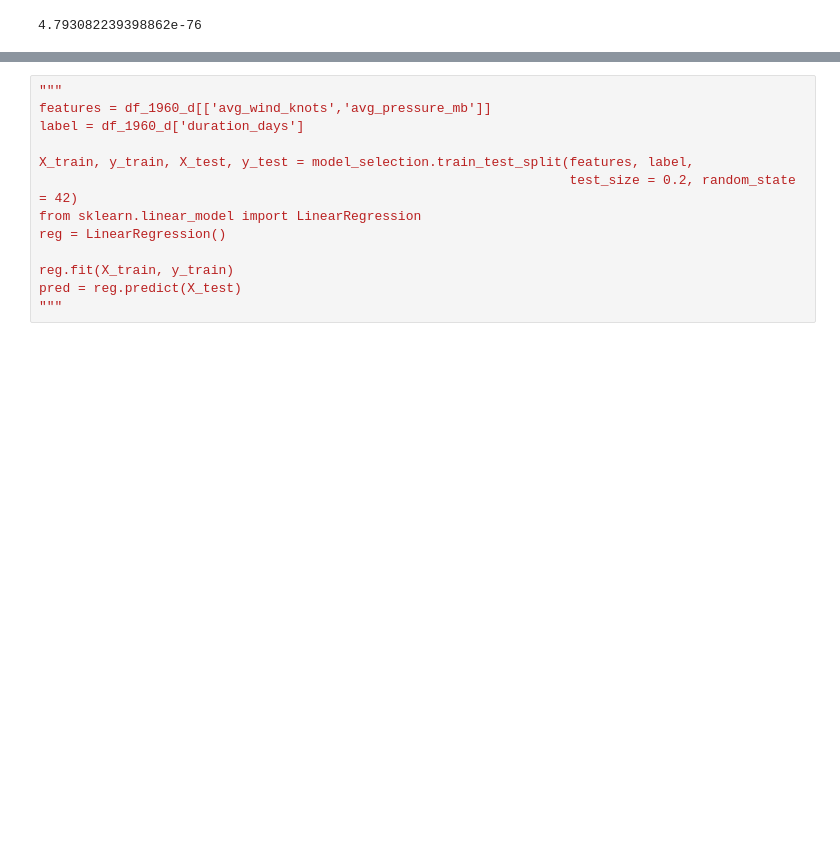
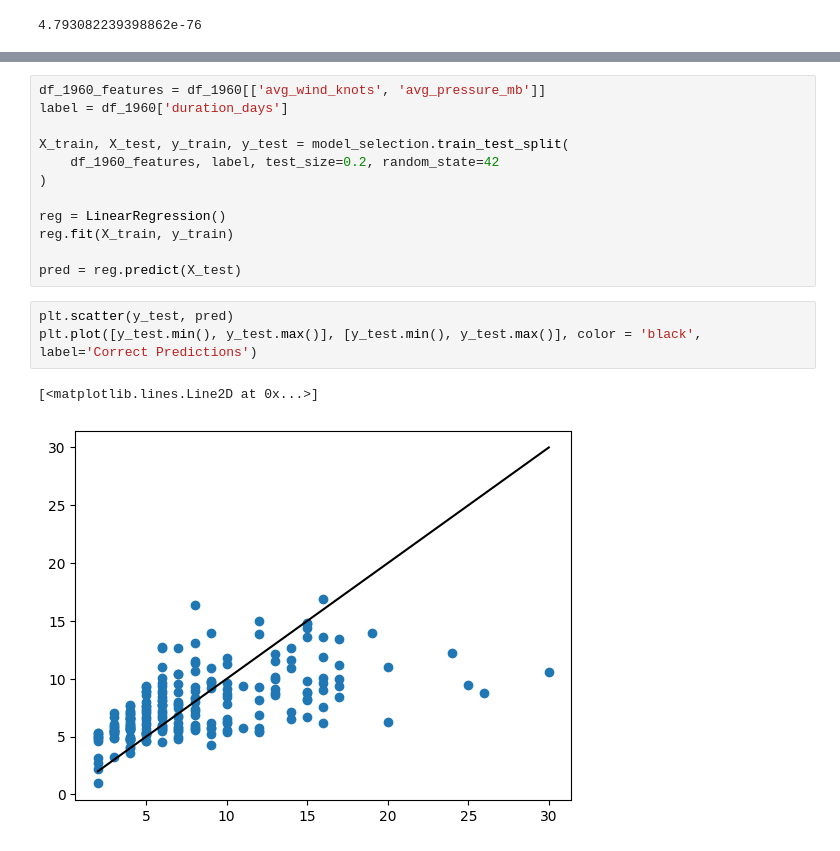
Before and after one commit to Erica4397/for_coding_camp1, a Jupyter notebook: ForCodingCampNotebook.ipynb, the cells around one changed output, grey strips where cells are left out. Drawn from its saved outputs; the diff is of its cells as text; blank space fills up the shorter version.

```diff
--- a/ForCodingCampNotebook.ipynb
+++ b/ForCodingCampNotebook.ipynb
@@ -491,13 +492,18 @@ df_1960
 # %%
-"""
-features = df_1960_d[['avg_wind_knots','avg_pressure_mb']]
-label = df_1960_d['duration_days']
+df_1960_features = df_1960[['avg_wind_knots', 'avg_pressure_mb']]
+label = df_1960['duration_days']
 
-X_train, y_train, X_test, y_test = model_selection.train_test_split(features, label,
-                                                                    test_size = 0.2, random_state = 42)
-from sklearn.linear_model import LinearRegression
+X_train, X_test, y_train, y_test = model_selection.train_test_split(
+    df_1960_features, label, test_size=0.2, random_state=42
+)
+
 reg = LinearRegression()
+reg.fit(X_train, y_train)
 
-reg.fit(X_train, y_train)
 pred = reg.predict(X_test)
-"""
+# %%
+plt.scatter(y_test, pred)
+plt.plot([y_test.min(), y_test.max()], [y_test.min(), y_test.max()], color = 'black', label='Correct Predictions')
+# %% [output]
+[<matplotlib.lines.Line2D at 0x...>]
+[figure, added]
```
Also changed, not shown: parts of 3 cells of this notebook.
